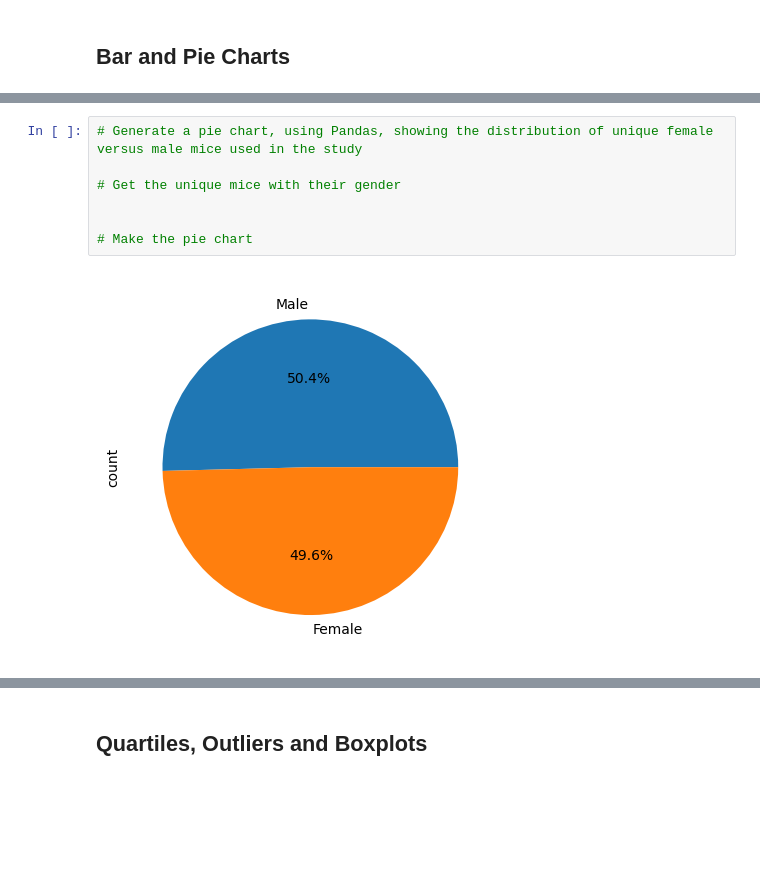
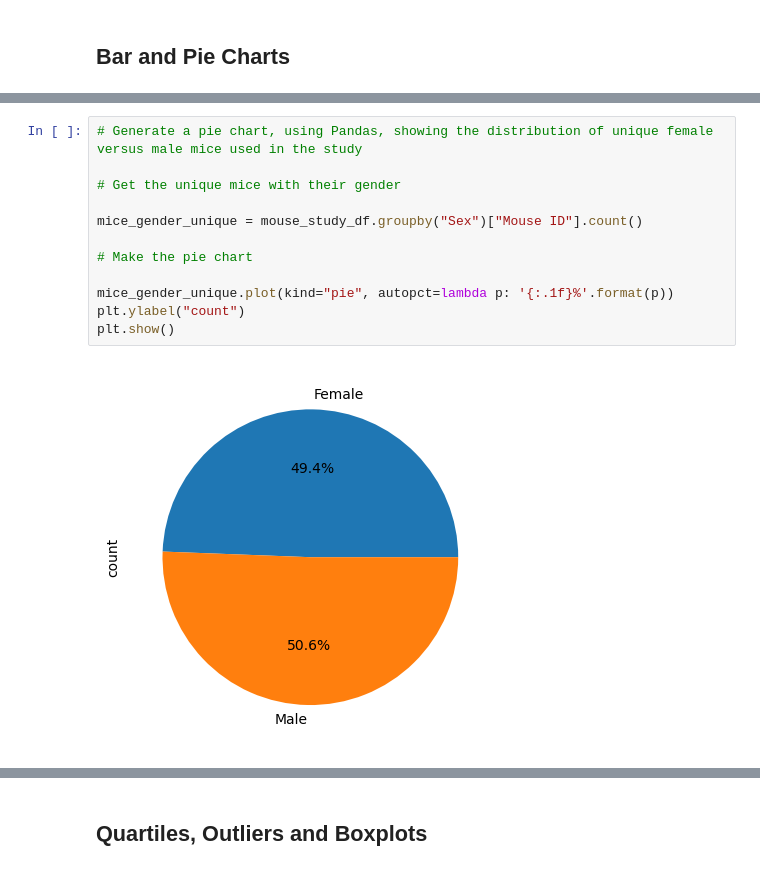
Before and after one commit to tinpham1/matplotlib-challenge-, a Jupyter notebook: main.ipynb, the cells around one changed output, grey strips where cells are left out. Saved outputs shown, nothing was run; the diff lists cells and outputs as text; blank space fills up the shorter version.

```diff
--- a/main.ipynb
+++ b/main.ipynb
@@ -140,10 +228,15 @@ clean_df["Mouse ID"].nunique()
 # %%
 # Generate a pie chart, using Pandas, showing the distribution of unique female versus male mice used in the study
 
 # Get the unique mice with their gender
 
+mice_gender_unique = mouse_study_df.groupby("Sex")["Mouse ID"].count()
 
 # Make the pie chart
+
+mice_gender_unique.plot(kind="pie", autopct=lambda p: '{:.1f}%'.format(p))
+plt.ylabel("count")
+plt.show()
 # %% [output]
-[figure, old version]
+[figure, new version]
 # %%
```
Also changed, not shown: parts of 8 cells of this notebook.
